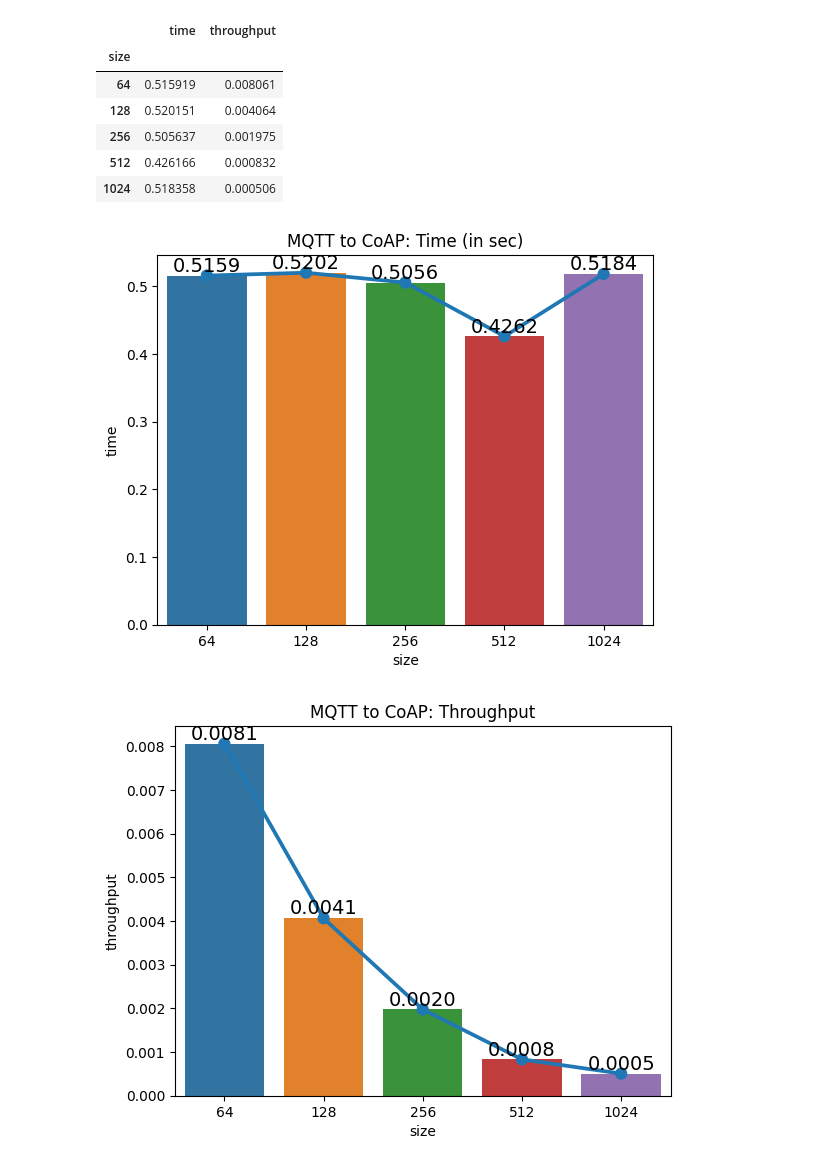
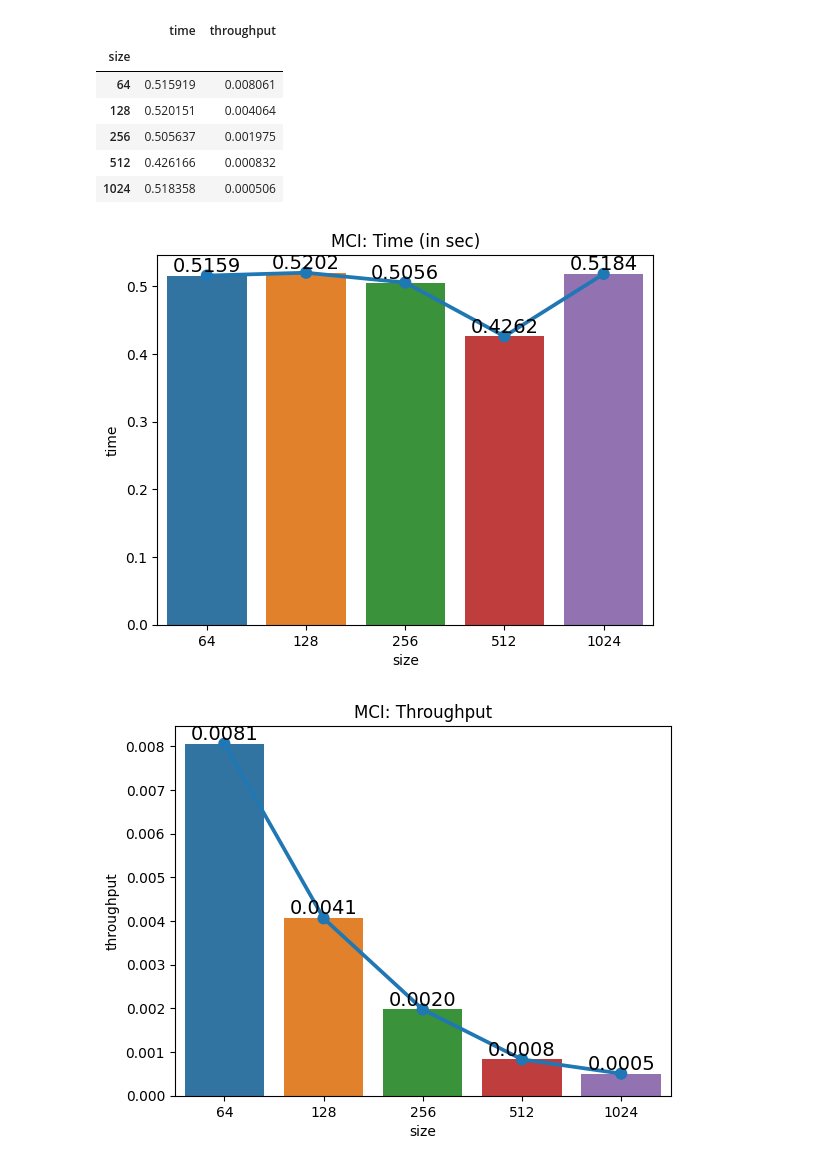
Before and after one commit to abhishekmj303/MQTT-CoAP-Interconnector, a Jupyter notebook: benchmark/analysis.ipynb, the cells around one changed output. Drawn from its saved outputs; the diff is of its cells as text; code cells hidden in the pictures.

Commit message:
Fix graph image titles

```diff
--- a/benchmark/analysis.ipynb
+++ b/benchmark/analysis.ipynb
@@ -39,14 +39,14 @@ averages.head()
 # %%
 bar = sns.barplot(x=averages.index, y='time', data=averages)
 sns.pointplot(x=averages.index, y='time', data=averages)
 
 for i, v in enumerate(averages['time']):
     bar.text(i, v, f'{v:.4f}', ha='center', va='bottom', fontsize=14)
 
-plt.title('MQTT to CoAP: Time (in sec)')
-plt.savefig('combined_time.png')
+plt.title('MCI: Time (in sec)')
+plt.savefig('mci_time.png')
 # %% [output]
-[figure, old version]
+[figure, new version]
 # %%
 # add lines
 bar = sns.barplot(x=averages.index, y='throughput', data=averages)
@@ -55,9 +55,9 @@ sns.pointplot(x=averages.index, y='throughput', data=averages)
 for i, v in enumerate(averages['throughput']):
     bar.text(i, v, f'{v:.4f}', ha='center', va='bottom', fontsize=14)
 
-plt.title('MQTT to CoAP: Throughput')
-plt.savefig('combined_throughput.png')
+plt.title('MCI: Throughput')
+plt.savefig('mci_throughput.png')
 # %% [output]
-[figure, old version]
+[figure, new version]
 # %%
 # plot df each size
```
Also changed, not shown: 6 other files.
